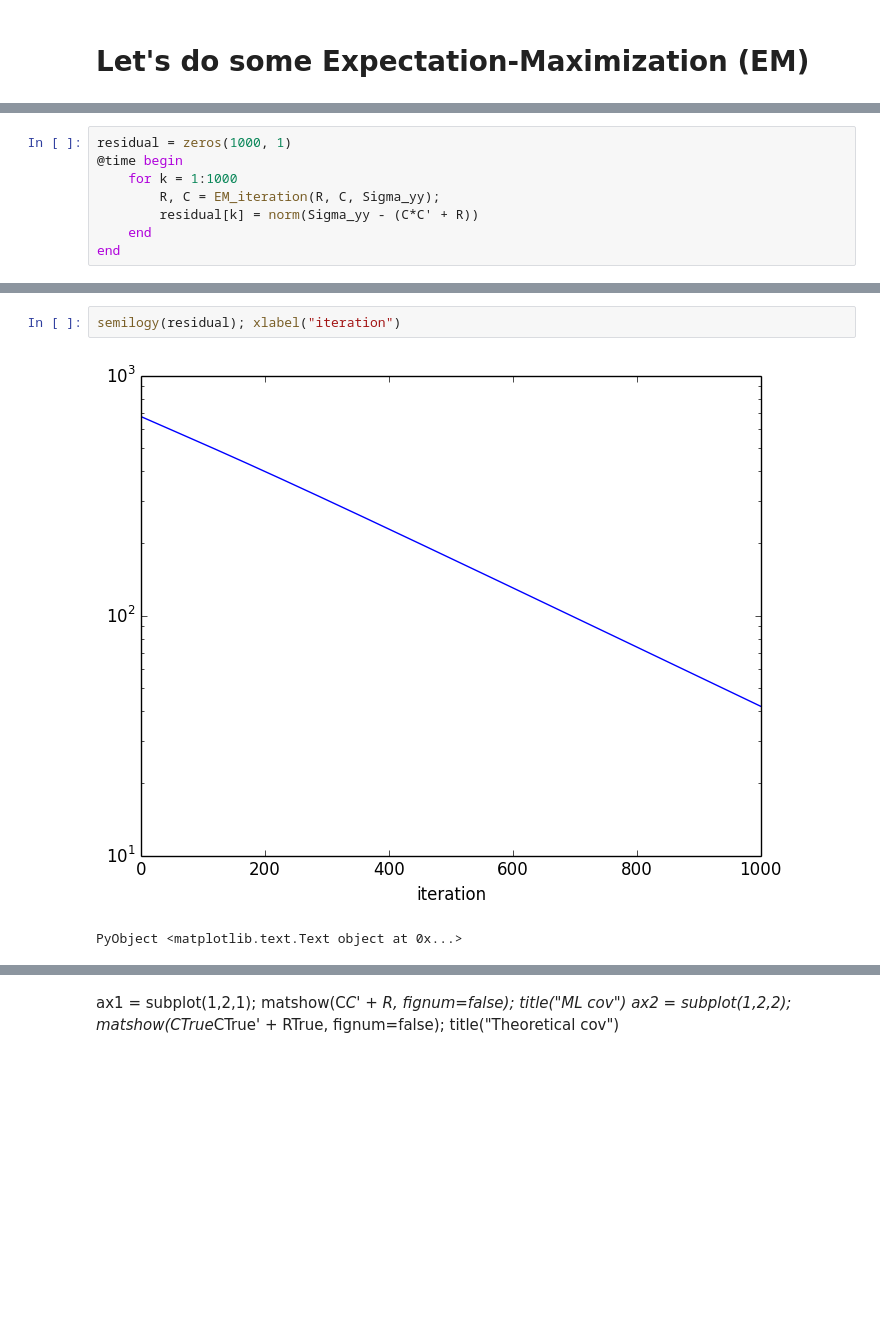
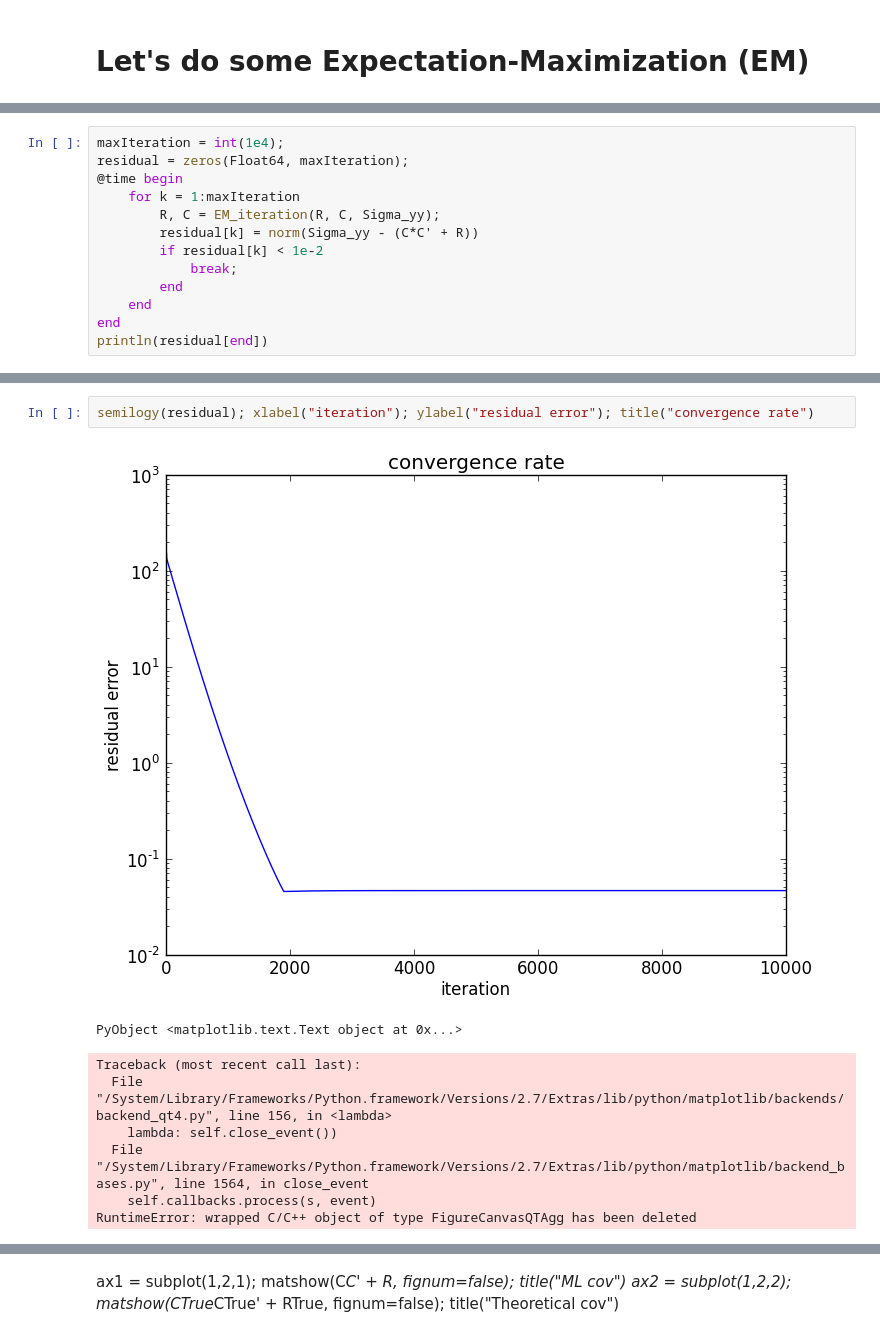
Before and after one commit to memming/EM_FA, a Jupyter notebook: julia/FactorAnalysis.ipynb, the cells around one changed output, grey strips where cells are left out. Saved outputs shown, nothing was run; the diff lists cells and outputs as text; blank space fills up the shorter version.

```diff
--- a/julia/FactorAnalysis.ipynb
+++ b/julia/FactorAnalysis.ipynb
@@ -53,11 +58,16 @@ end
 # %% [output]
 EM_iteration (generic function with 1 method)
 # %%
-residual = zeros(1000, 1)
+maxIteration = int(1e4);
+residual = zeros(Float64, maxIteration);
 @time begin
-    for k = 1:1000
+    for k = 1:maxIteration
         R, C = EM_iteration(R, C, Sigma_yy);
         residual[k] = norm(Sigma_yy - (C*C' + R))
+        if residual[k] < 1e-2
+            break;
+        end
     end
 end
+println(residual[end])
 # %% [output]
@@ -65,8 +76,14 @@ elapsed time: 0.487921456 seconds (68943856 bytes allocated, 14.04% gc time)
 # %%
-semilogy(residual); xlabel("iteration")
+semilogy(residual); xlabel("iteration"); ylabel("residual error"); title("convergence rate")
 # %% [output]
-[figure, old version]
+[figure, new version]
 PyObject <matplotlib.text.Text object at 0x...>
+Traceback (most recent call last):
+  File "/System/Library/Frameworks/Python.framework/Versions/2.7/Extras/lib/python/matplotlib/backends/backend_qt4.py", line 156, in <lambda>
+    lambda: self.close_event())
+  File "/System/Library/Frameworks/Python.framework/Versions/2.7/Extras/lib/python/matplotlib/backend_bases.py", line 1564, in close_event
+    self.callbacks.process(s, event)
+RuntimeError: wrapped C/C++ object of type FigureCanvasQTAgg has been deleted
 # %%
 plot(diag(R), label="inferred"); plot(diag(RTrue), label="true");
 legend(loc="upper right",fancybox="true"); title("independent noise")
```
Also changed, not shown: parts of 22 cells of this notebook.
